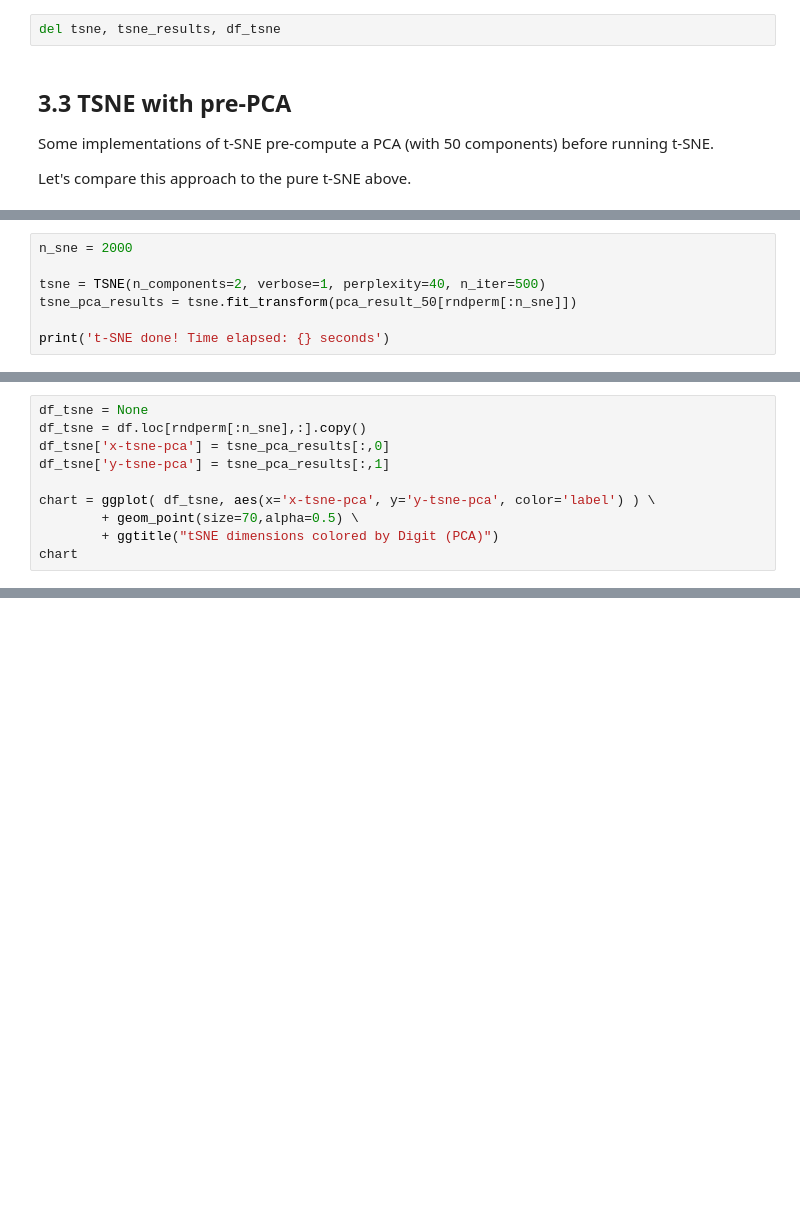
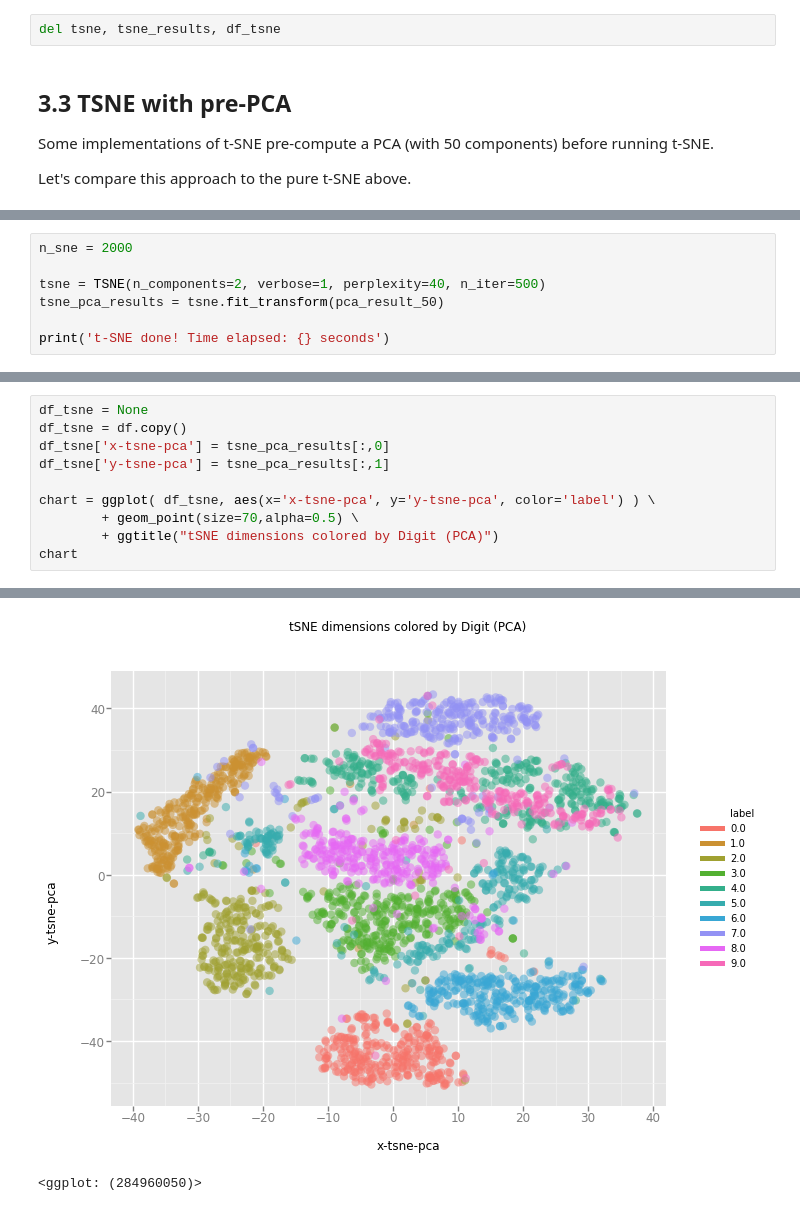
Before and after one commit to mpmatthe/PyDSLab, a Jupyter notebook: Demo_Notebook_01.ipynb, the cells around one changed output, grey strips where cells are left out. Saved outputs shown, nothing was run; the diff lists cells and outputs as text; blank space fills up the shorter version.

```diff
--- a/Demo_Notebook_01.ipynb
+++ b/Demo_Notebook_01.ipynb
@@ -172,6 +195,6 @@ print('Cumulative explained variation for 50 principal components: {}'.format(np
 n_sne = 2000
 
 tsne = TSNE(n_components=2, verbose=1, perplexity=40, n_iter=500)
-tsne_pca_results = tsne.fit_transform(pca_result_50[rndperm[:n_sne]])
+tsne_pca_results = tsne.fit_transform(pca_result_50)
 
 print('t-SNE done! Time elapsed: {} seconds')
@@ -178,6 +212,6 @@ print('t-SNE done! Time elapsed: {} seconds')
 # %%
 df_tsne = None
-df_tsne = df.loc[rndperm[:n_sne],:].copy()
+df_tsne = df.copy()
 df_tsne['x-tsne-pca'] = tsne_pca_results[:,0]
 df_tsne['y-tsne-pca'] = tsne_pca_results[:,1]
 
@@ -185,3 +219,4 @@ chart = ggplot( df_tsne, aes(x='x-tsne-pca', y='y-tsne-pca', color='label') ) \
         + geom_point(size=70,alpha=0.5) \
         + ggtitle("tSNE dimensions colored by Digit (PCA)")
 chart
+# %% [output]
@@ -187,0 +233,2 @@ chart
+[figure, added]
+<ggplot: (284960050)>
```
Also changed, not shown: parts of 11 cells of this notebook.
